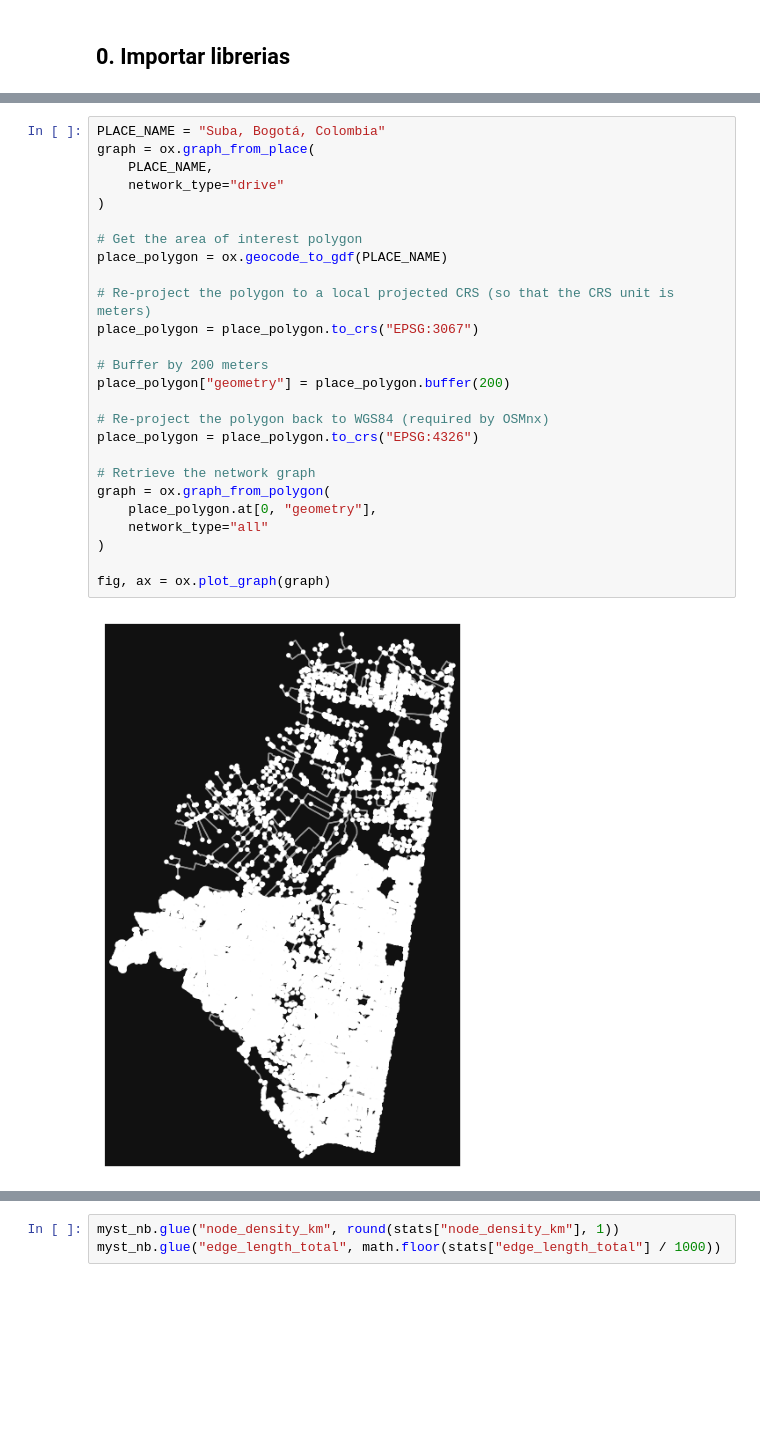
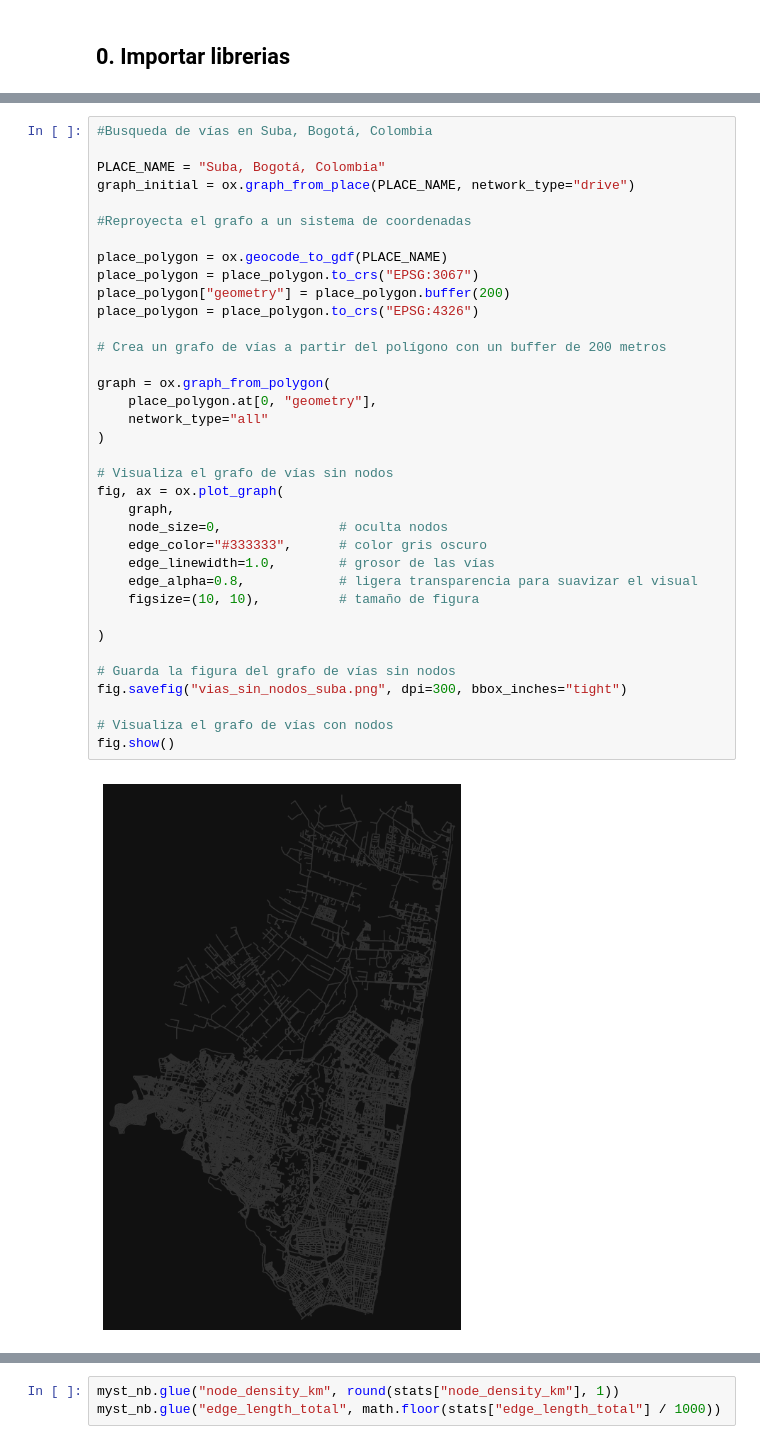
Before and after one commit to RicardoMartinezS/Network-Analysis, a Jupyter notebook: Workshop4_Ricardo_Martinez.ipynb, the cells around one changed output, grey strips where cells are left out. Drawn from its saved outputs; the diff is of its cells as text; blank space fills up the shorter version.

```diff
--- a/Workshop4_Ricardo_Martinez.ipynb
+++ b/Workshop4_Ricardo_Martinez.ipynb
@@ -11,29 +38,39 @@ import networkx as nx
 # %%
+#Busqueda de vías en Suba, Bogotá, Colombia
+
 PLACE_NAME = "Suba, Bogotá, Colombia"
-graph = ox.graph_from_place(
-    PLACE_NAME,
-    network_type="drive"
-)
+graph_initial = ox.graph_from_place(PLACE_NAME, network_type="drive")
 
-# Get the area of interest polygon
+#Reproyecta el grafo a un sistema de coordenadas
+
 place_polygon = ox.geocode_to_gdf(PLACE_NAME)
-
-# Re-project the polygon to a local projected CRS (so that the CRS unit is meters)
 place_polygon = place_polygon.to_crs("EPSG:3067")
-
-# Buffer by 200 meters
 place_polygon["geometry"] = place_polygon.buffer(200)
-
-# Re-project the polygon back to WGS84 (required by OSMnx)
 place_polygon = place_polygon.to_crs("EPSG:4326")
 
-# Retrieve the network graph
+# Crea un grafo de vías a partir del polígono con un buffer de 200 metros
+
 graph = ox.graph_from_polygon(
     place_polygon.at[0, "geometry"],
     network_type="all"
 )
 
-fig, ax = ox.plot_graph(graph)
+# Visualiza el grafo de vías sin nodos
+fig, ax = ox.plot_graph(
+    graph,
+    node_size=0,               # oculta nodos
+    edge_color="#333333",      # color gris oscuro
+    edge_linewidth=1.0,        # grosor de las vías
+    edge_alpha=0.8,            # ligera transparencia para suavizar el visual
+    figsize=(10, 10),          # tamaño de figura
+
+)
+
+# Guarda la figura del grafo de vías sin nodos
+fig.savefig("vias_sin_nodos_suba.png", dpi=300, bbox_inches="tight")
+
+# Visualiza el grafo de vías con nodos
+fig.show()
 # %% [output]
-[figure, old version]
+[figure, new version]
 # %%
```
Also changed, not shown: parts of 15 cells of this notebook, 2 other files.
